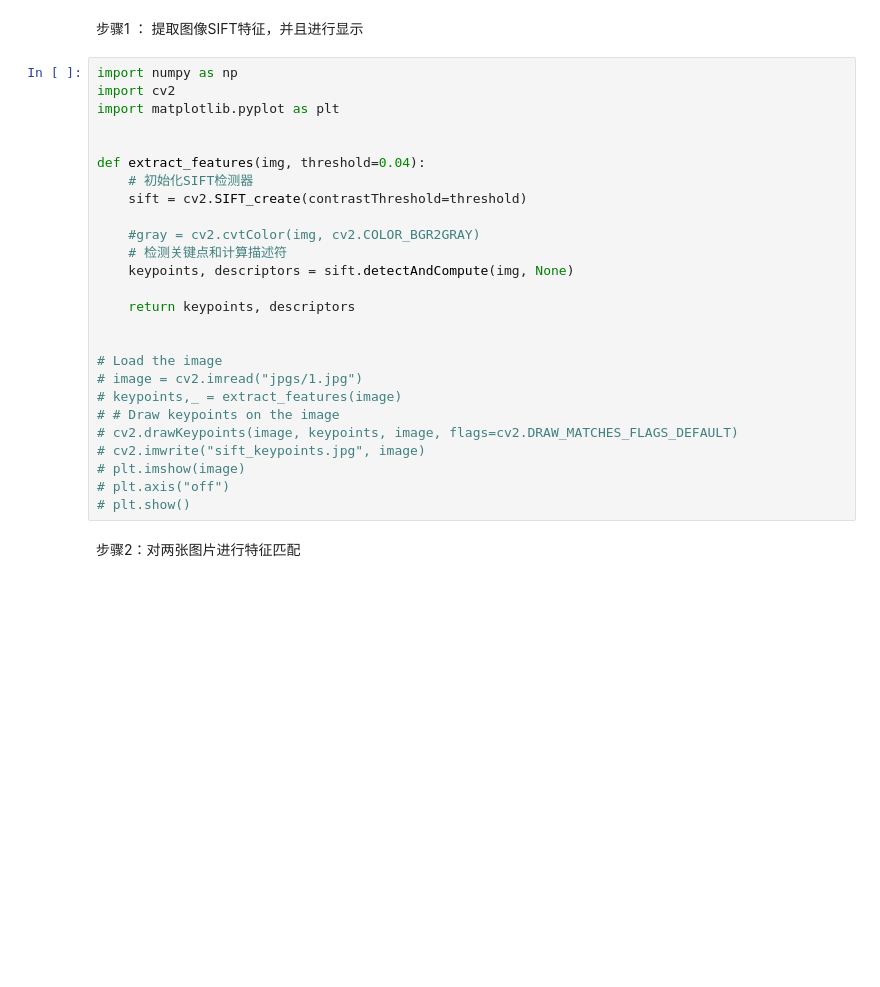
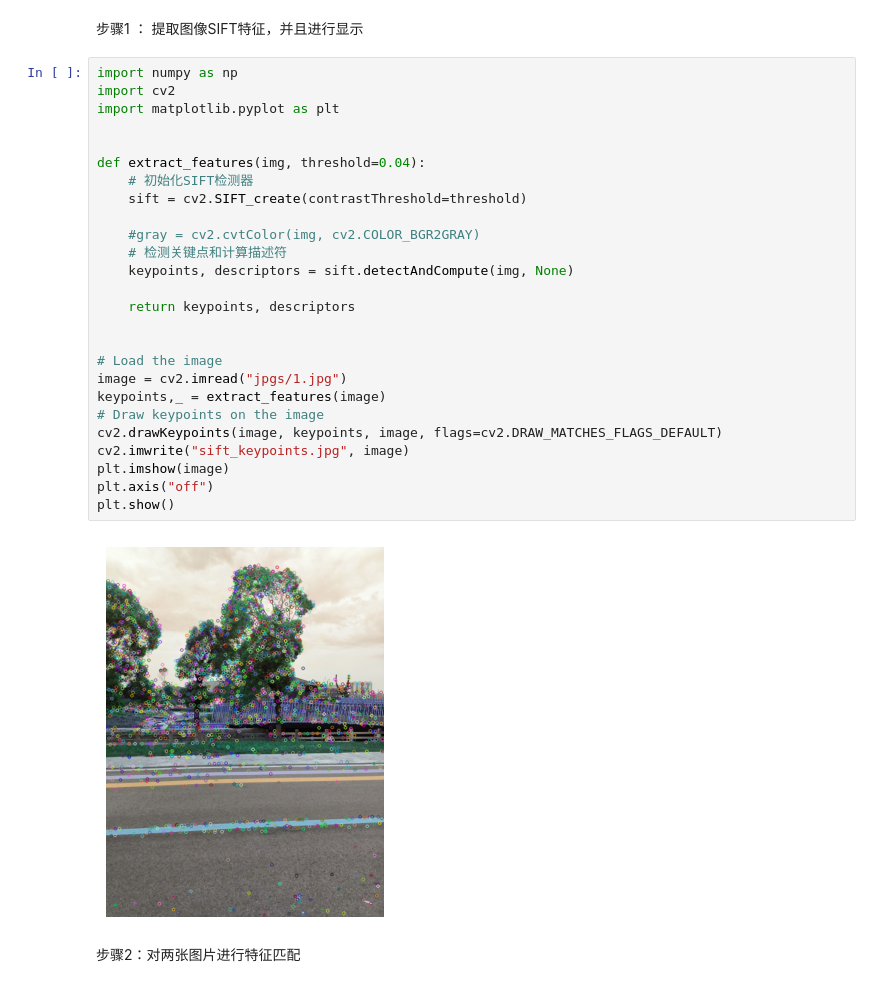
Before and after one commit to lengfeng-bot/vision_class, a Jupyter notebook: 计算机视觉实践-练习1/作业1.ipynb, the cells around one changed output. Saved outputs shown, nothing was run; the diff lists cells and outputs as text; blank space fills up the shorter version.

```diff
--- a/计算机视觉实践-练习1/作业1.ipynb
+++ b/计算机视觉实践-练习1/作业1.ipynb
@@ -11,29 +11,31 @@
 # %%
 import numpy as np
 import cv2
 import matplotlib.pyplot as plt
 
 
 def extract_features(img, threshold=0.04):
     # 初始化SIFT检测器
     sift = cv2.SIFT_create(contrastThreshold=threshold)
 
     #gray = cv2.cvtColor(img, cv2.COLOR_BGR2GRAY)
     # 检测关键点和计算描述符
     keypoints, descriptors = sift.detectAndCompute(img, None)
 
     return keypoints, descriptors
 
 
 # Load the image
-# image = cv2.imread("jpgs/1.jpg")
-# keypoints,_ = extract_features(image)
-# # Draw keypoints on the image
-# cv2.drawKeypoints(image, keypoints, image, flags=cv2.DRAW_MATCHES_FLAGS_DEFAULT)
-# cv2.imwrite("sift_keypoints.jpg", image)
-# plt.imshow(image)
-# plt.axis("off")
-# plt.show()
+image = cv2.imread("jpgs/1.jpg")
+keypoints,_ = extract_features(image)
+# Draw keypoints on the image
+cv2.drawKeypoints(image, keypoints, image, flags=cv2.DRAW_MATCHES_FLAGS_DEFAULT)
+cv2.imwrite("sift_keypoints.jpg", image)
+plt.imshow(image)
+plt.axis("off")
+plt.show()
+# %% [output]
+[figure, added]
 # %% [markdown]
 步骤2：对两张图片进行特征匹配
 # %%
```
Also changed, not shown: parts of 3 cells of this notebook.
